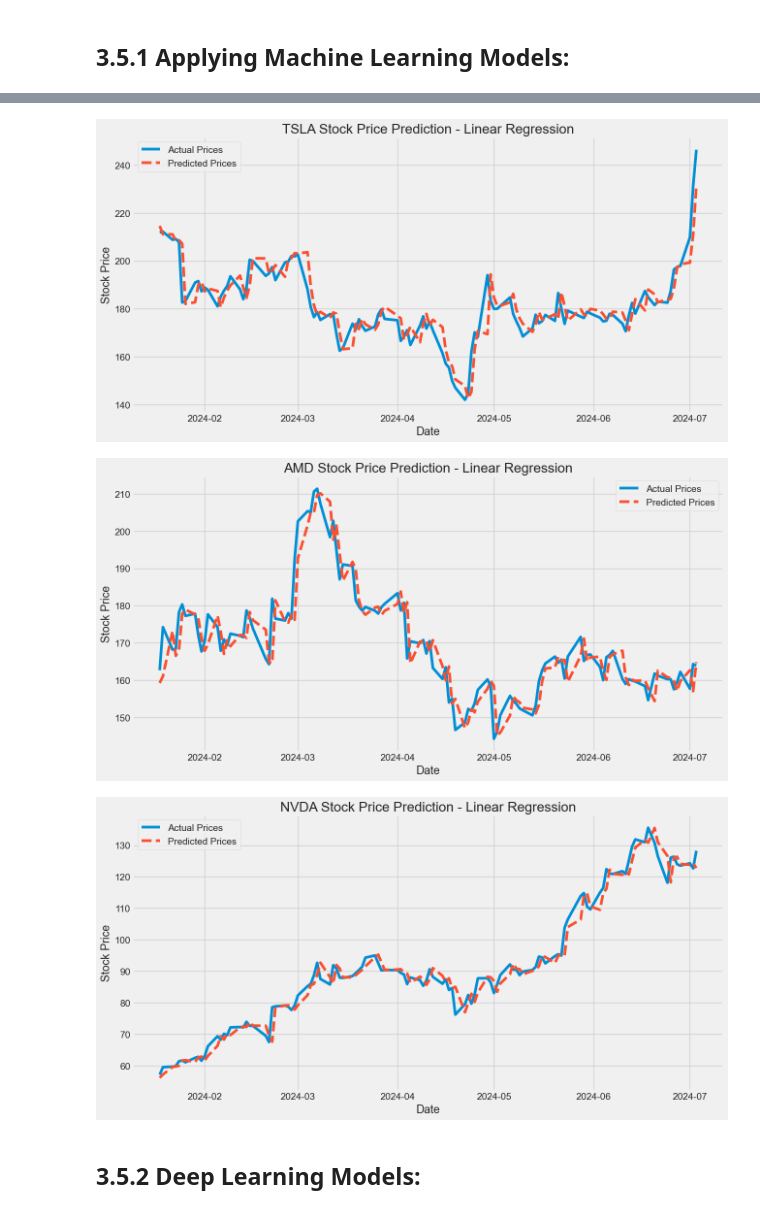
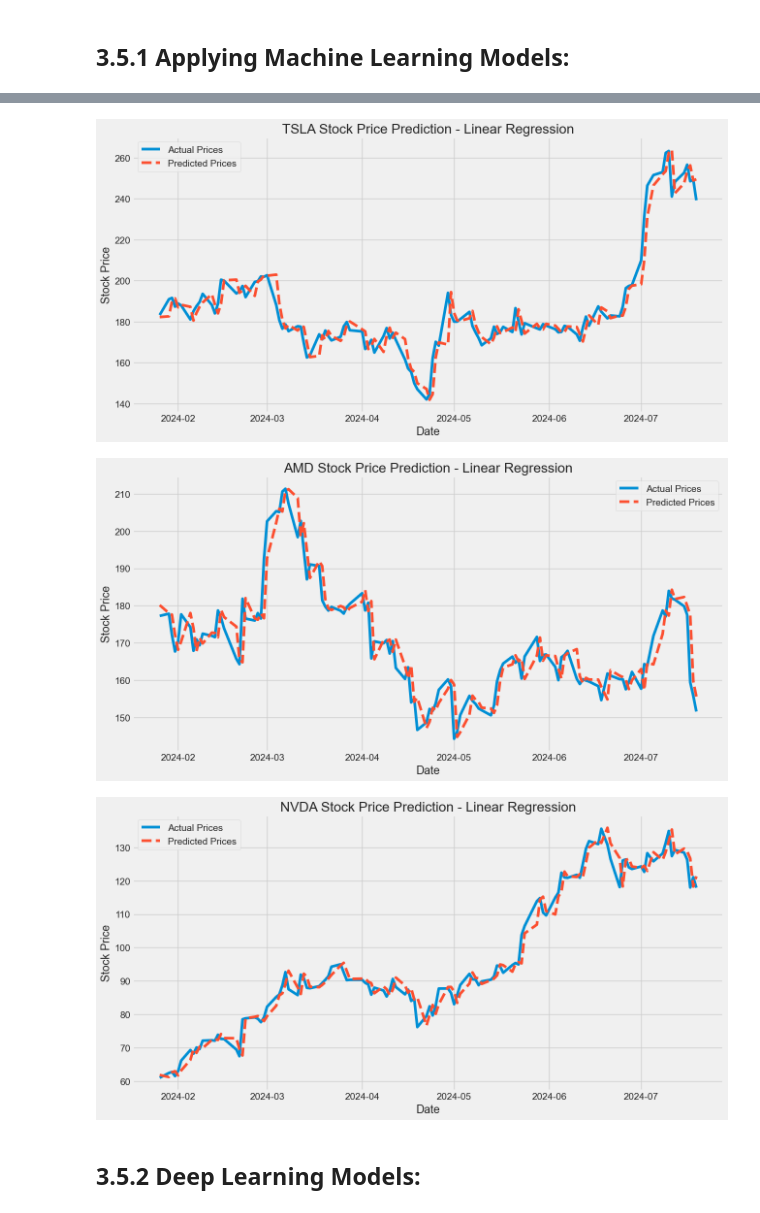
Before and after one commit to msyed-git/Capstone3-StockPrediction, a Jupyter notebook: notebooks/03-PreprocessingAndModel.ipynb, the cells around one changed output, grey strips where cells are left out. Cells and saved outputs as stored; diff of their text form; code cells hidden in the pictures.

Commit message:
Pushing EDA and Preprocessing Models.

```diff
--- a/notebooks/03-PreprocessingAndModel.ipynb
+++ b/notebooks/03-PreprocessingAndModel.ipynb
@@ -44,7 +47,7 @@ from tensorflow.keras.layers import Dense, LSTM, Dropout
 # %% [markdown]
 ## Define Key Variables:
 # %%
-train_split_percentage = 0.90
+train_split_percentage = 0.95
 seq_length = 30 # for LSTM model
 # %% [markdown]
 ## 3.3.1 Load Data:
@@ -238,8 +241,8 @@ for stock in tech_list:
 ## 3.5.1 Applying Machine Learning Models:
 # %%
 # fuction to split df into train and test.
-def preprocess_data(df):
-    X = df.drop(columns=['company_name', 'ticker_symbol'])
+def ml_preprocess_data(df):
+    X = df.drop(columns=['company_name', 'ticker_symbol', 'Close'])
     y = df['Close']
      # Calculate the split index
     split_index = int(len(df) * train_split_percentage)
@@ -256,9 +259,9 @@ def preprocess_data(df):
     X_test_scaled = scaler.transform(X_test)
     return X_train_scaled, X_test_scaled, y_train, y_test
 
-processed_data = {}
+ml_processed_data = {}
 for stock in tech_list:
-    processed_data[stock] = preprocess_data(stock_data[stock])
+    ml_processed_data[stock] = ml_preprocess_data(stock_data[stock])
 # %%
 # check to see shapes of train and test df and split correctly.
 for i in range(4):
@@ -272,6 +275,6 @@ for i in range(4):
 # %%
 # Training Models function. We will explore Linear Regression, DecisionTree Regressor, and Random Forest Regressor.
-def train_models(X_train, y_train):
+def ml_train_models(X_train, y_train):
     models = {
         'Linear Regression': LinearRegression(),
         'Decision Tree': DecisionTreeRegressor(),
@@ -283,12 +286,12 @@ def train_models(X_train, y_train):
         trained_models[model_name] = model
     return trained_models
 
-trained_models = {}
+ml_trained_models = {}
 for stock in tech_list:
-    X_train, X_test, y_train, y_test = processed_data[stock]
-    trained_models[stock] = train_models(X_train, y_train)
+    X_train, X_test, y_train, y_test = ml_processed_data[stock]
+    ml_trained_models[stock] = ml_train_models(X_train, y_train)
 # %%
-def evaluate_models(models, X_test, y_test):
+def ml_evaluate_models(models, X_test, y_test):
     results = {}
     for model_name, model in models.items():
         predictions = model.predict(X_test)
@@ -297,12 +300,12 @@ def evaluate_models(models, X_test, y_test):
         results[model_name] = {'MAE': mae, 'RMSE': rmse}
     return results
 
-evaluation_results = {}
+ml_evaluation_results = {}
 for stock in tech_list:
-    X_train, X_test, y_train, y_test = processed_data[stock]
-    evaluation_results[stock] = evaluate_models(trained_models[stock], X_test, y_test)
+    X_train, X_test, y_train, y_test = ml_processed_data[stock]
+    ml_evaluation_results[stock] = ml_evaluate_models(ml_trained_models[stock], X_test, y_test)
 
-for stock, results in evaluation_results.items():
+for stock, results in ml_evaluation_results.items():
     print(f"Evaluation results for {stock}:")
     for model_name, metrics in results.items():
         print(f"{model_name}: MAE = {metrics['MAE']}, RMSE = {metrics['RMSE']}")
@@ -322,26 +325,26 @@ Random Forest: MAE = 35.583821765636586, RMSE = 40.709306644391916
 # %%
-def plot_predictions(model, y_train, X_test, y_test, stock):
+def ml_plot_predictions(model, y_train, X_test, y_test, stock):
     predictions = model.predict(X_test)
     #print(y_test, predictions)
     plt.figure(figsize=(14, 7))
     #plt.plot(y_train.index, y_train, label='Train Prices')
     plt.plot(y_test.index, y_test, label='Actual Prices')
     plt.plot(y_test.index, predictions, label='Predicted Prices', linestyle='--')
     plt.title(f"{stock} Stock Price Prediction - Linear Regression")
     plt.xlabel('Date')
     plt.ylabel('Stock Price')
     plt.legend()
     plt.show()
 
 # Plot predictions for the best model (Random Forest in this example)
 for stock in tech_list:
-    X_train, X_test, y_train, y_test = processed_data[stock]
-    best_model = trained_models[stock]['Linear Regression']
-    plot_predictions(best_model, y_train, X_test, y_test, stock)
+    X_train, X_test, y_train, y_test = ml_processed_data[stock]
+    ml_best_model = ml_trained_models[stock]['Linear Regression']
+    ml_plot_predictions(ml_best_model, y_train, X_test, y_test, stock)
 # %% [output]
-[figure, old version]
+[figure, new version]
-[figure, old version]
+[figure, new version]
-[figure, old version]
+[figure, new version]
 # %% [markdown]
 ## 3.5.2 Deep Learning Models:
 # %%
```
Also changed, not shown: parts of 24 cells of this notebook, 1 other file.
